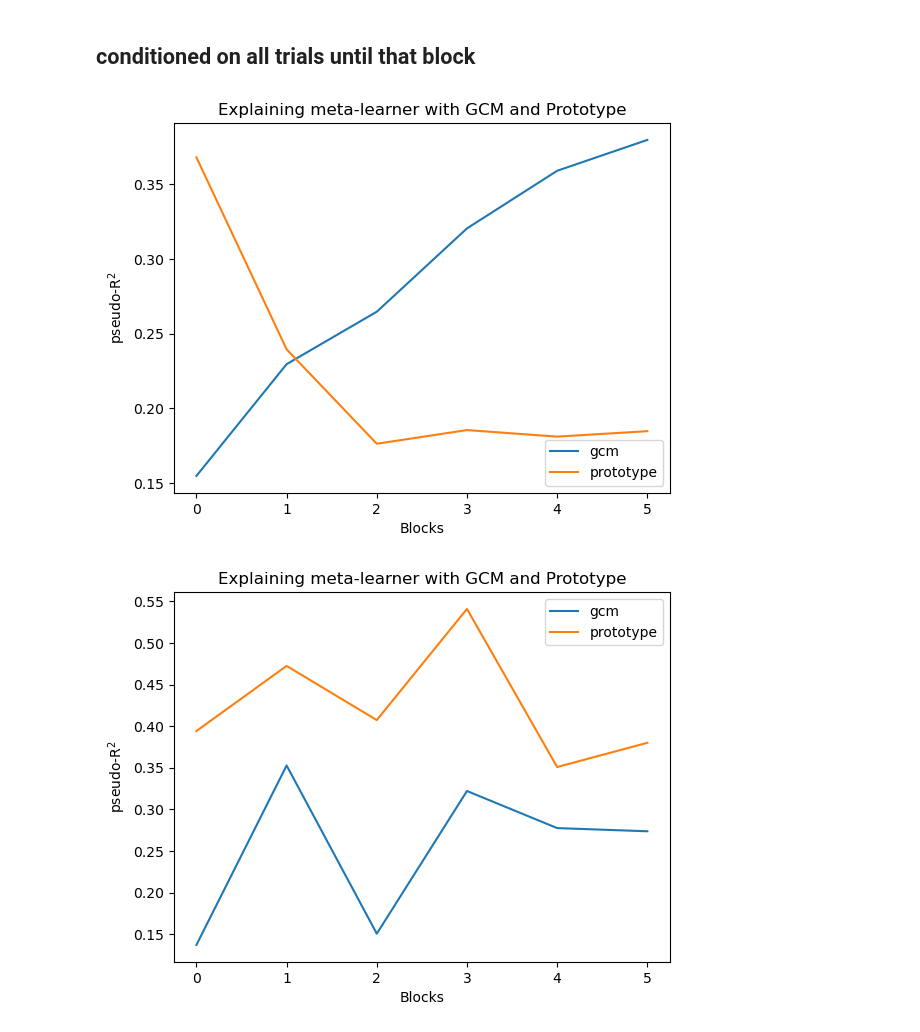
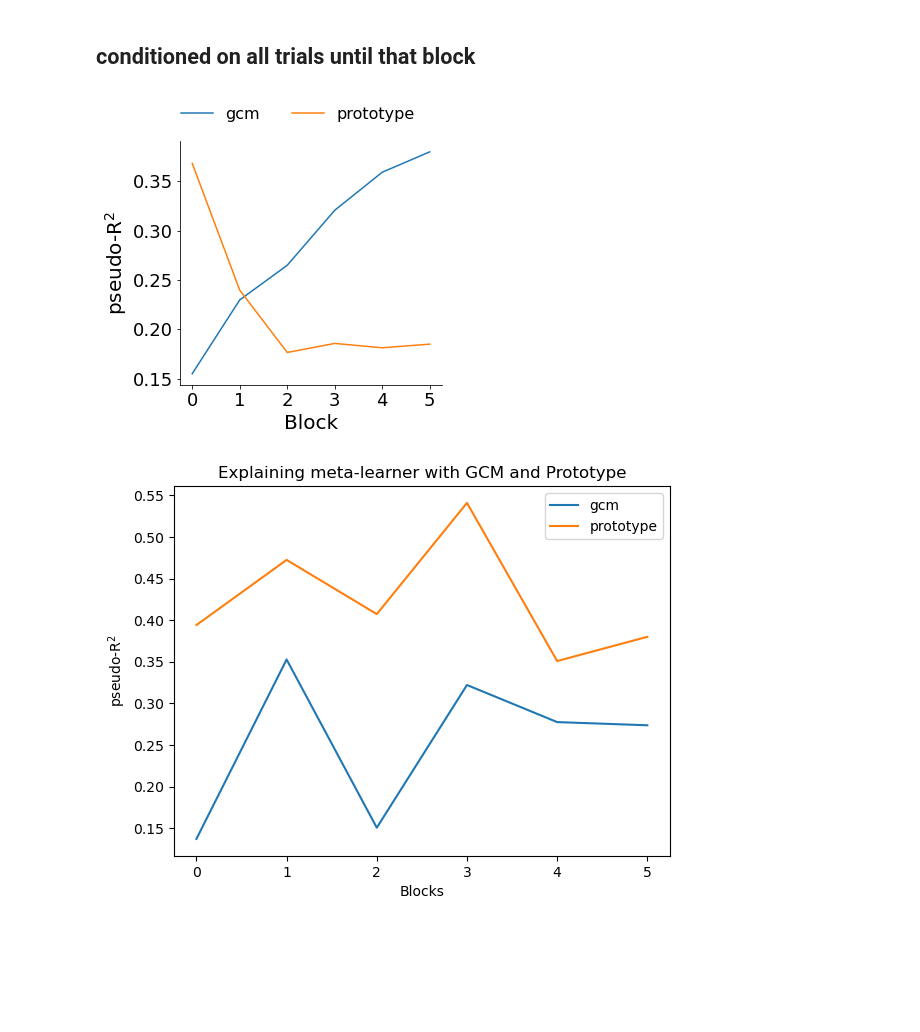
Before and after one commit to akjagadish/vanilla-llama, a Jupyter notebook: categorisation/notebooks/baselines.ipynb, the cells around one changed output. Cells and saved outputs as stored; diff of their text form; code cells hidden in the pictures; blank space fills up the shorter version.

```diff
--- a/categorisation/notebooks/baselines.ipynb
+++ b/categorisation/notebooks/baselines.ipynb
@@ -98,16 +75,21 @@ prototype = np.array([
     [0.20688415, 0.23422989, 0.23695783, 0.27046319, 0.24292708, 0.28534788],
     [0.17742338, 0.19825562, 0.1397969, 0.08712041, 0.03862211, -0.00332784],
     [0.81909058, 0.06550972, 0.04396268, 0.04053883, 0.03764749, 0.02272718]])
-# %%
-plt.plot(range(6), gcm.mean(0), label='gcm')
-plt.plot(range(6), prototype.mean(0), label='prototype')
-plt.xlabel('Blocks')
-plt.ylabel('pseudo-R$^2$')
-plt.title(f'Explaining meta-learner with GCM and Prototype')
-plt.legend()
-plt.show()
-# %% [output]
-[figure, removed]
+# %%
+f, ax = plt.subplots(1, 1, figsize=(5,5))
+ax.plot(range(6), gcm.mean(0), label='gcm')
+ax.plot(range(6), prototype.mean(0), label='prototype')
+ax.set_xlabel('Block', fontsize=FONTSIZE)
+ax.set_ylabel('pseudo-R$^2$', fontsize=FONTSIZE)
+plt.xticks(fontsize=FONTSIZE-2)
+plt.yticks(fontsize=FONTSIZE-2)
+plt.legend(fontsize=FONTSIZE-4, frameon=False,  loc="upper center", bbox_to_anchor=(.45, 1.2), ncol=2)  # place legend outside the plot
+sns.despine()
+f.tight_layout()
+plt.show()
+# f.savefig(f
+# %% [output]
+[figure, added]
 # %%
 level = 5
 plt.plot(range(6), gcm[level], label='gcm')
```
Also changed, not shown: parts of 4 cells of this notebook, 1 other file.
